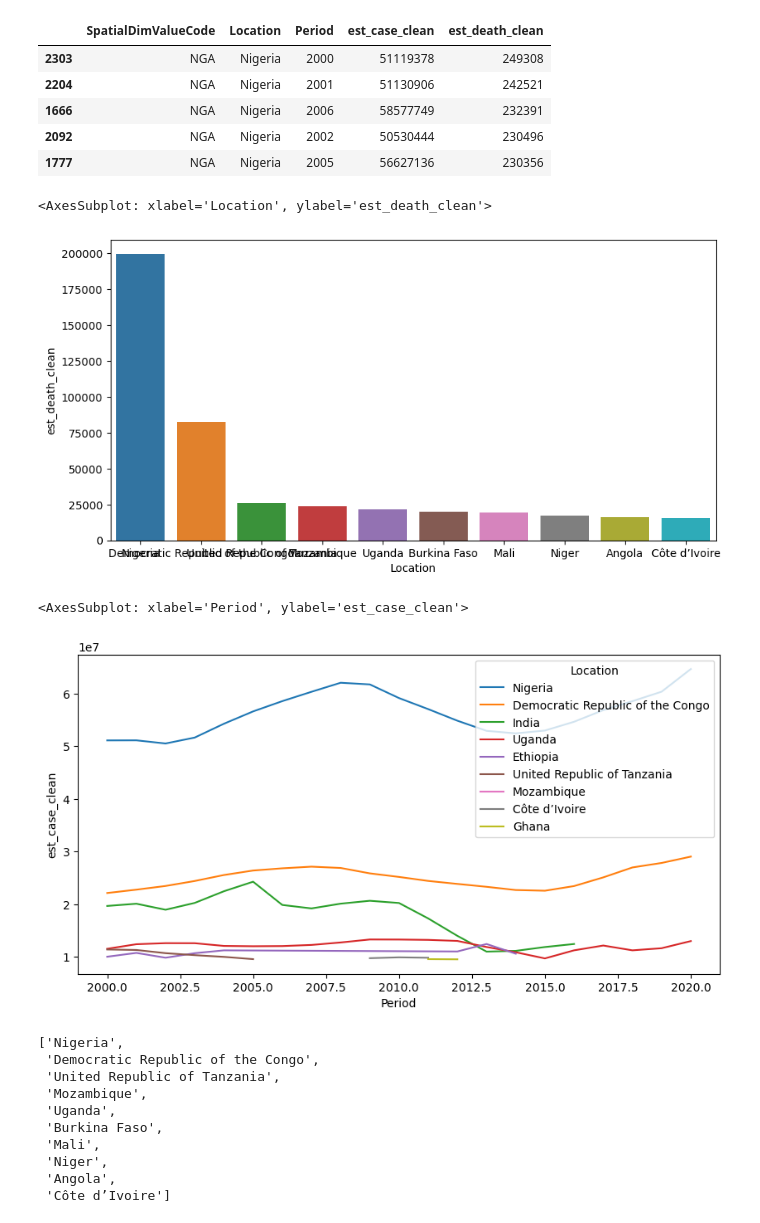
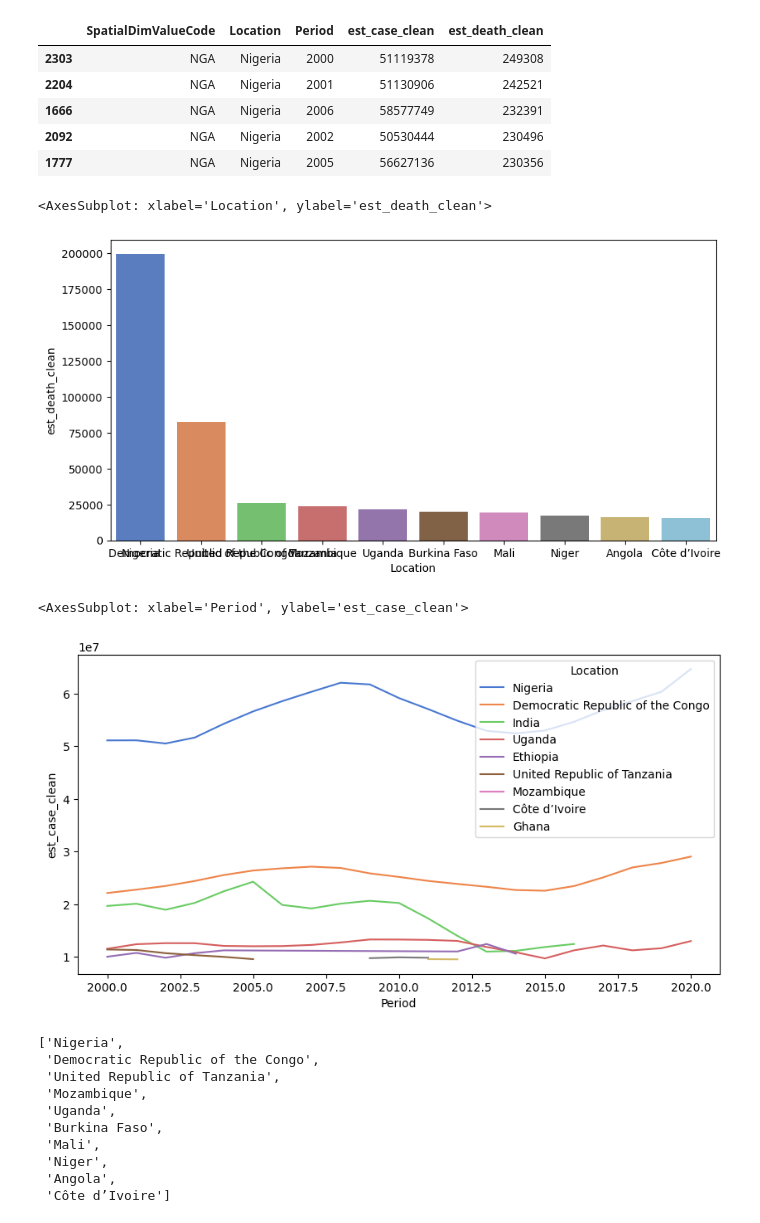
Before and after one commit to fetterollie/Malaria-Data-Exploration, a Jupyter notebook: index.ipynb, the cells around one changed output. Drawn from its saved outputs; the diff is of its cells as text; code cells hidden in the pictures.

```diff
--- a/index.ipynb
+++ b/index.ipynb
@@ -590,17 +590,17 @@ sorted_est_death_df.head()
 # %%
 fig, ax = plt.subplots(figsize=(10, 5))
 sns.barplot(x=sorted_est_death_df.loc[sorted_est_death_df['Period'] == 2020].Location.head(
-    10), y=sorted_est_death_df.loc[sorted_est_death_df['Period'] == 2020].est_death_clean.head(10))
+    10), y=sorted_est_death_df.loc[sorted_est_death_df['Period'] == 2020].est_death_clean.head(10), palette='muted')
 # %% [output]
 <AxesSubplot: xlabel='Location', ylabel='est_death_clean'>
-[figure, old version]
+[figure, new version]
 # %%
 # will need to find a better way to choose which countries to include
 fig, ax = plt.subplots(figsize=(10, 5))
-sns.lineplot(data=sorted_est_case_df.head(100), x='Period', y='est_case_clean', hue='Location')
+sns.lineplot(data=sorted_est_case_df.head(100), x='Period', y='est_case_clean', hue='Location', palette='muted')
 # %% [output]
 <AxesSubplot: xlabel='Period', ylabel='est_case_clean'>
-[figure, old version]
+[figure, new version]
 # %%
 # top 10 countries by est death
 list(sorted_est_death_df.loc[sorted_est_death_df['Period'] == 2020].Location.head(10))
```
Also changed, not shown: parts of 23 cells of this notebook.
